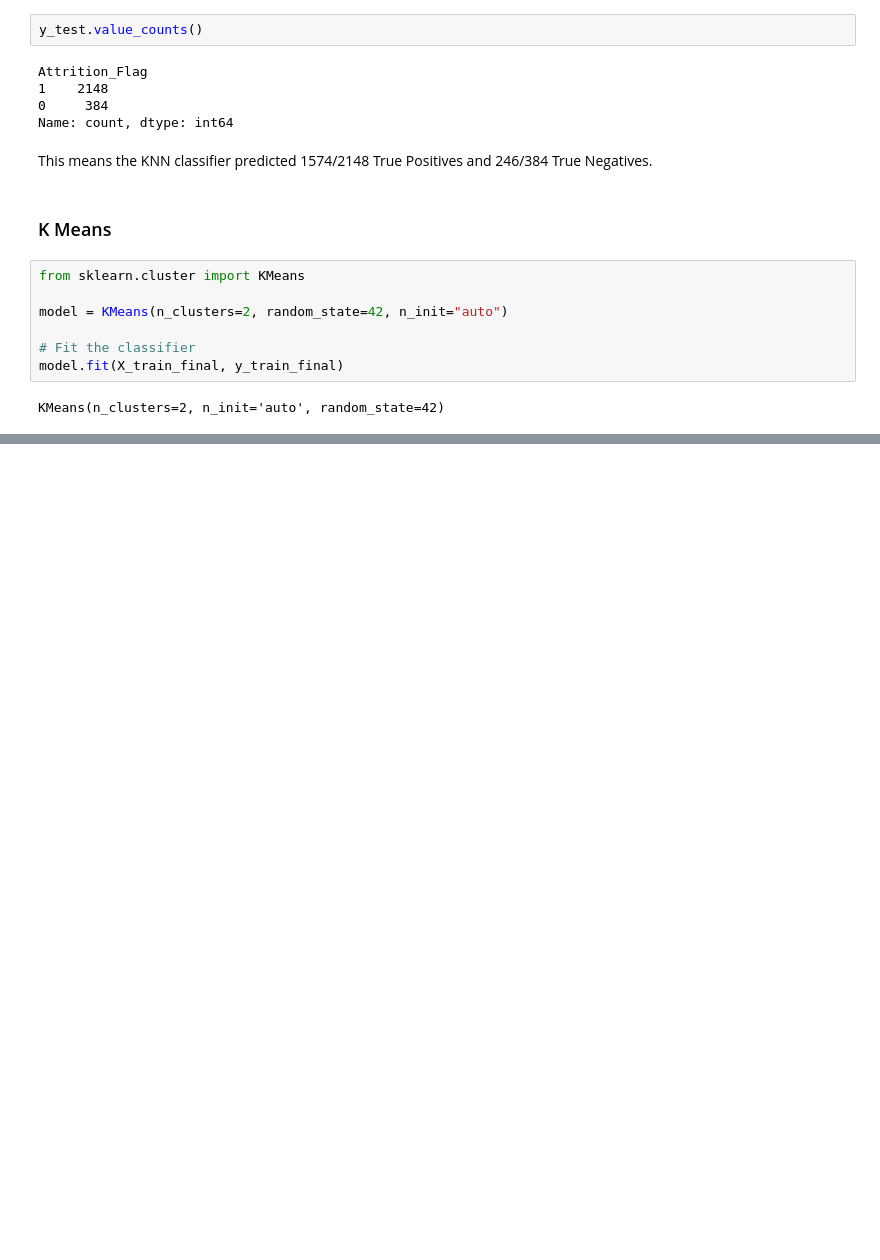
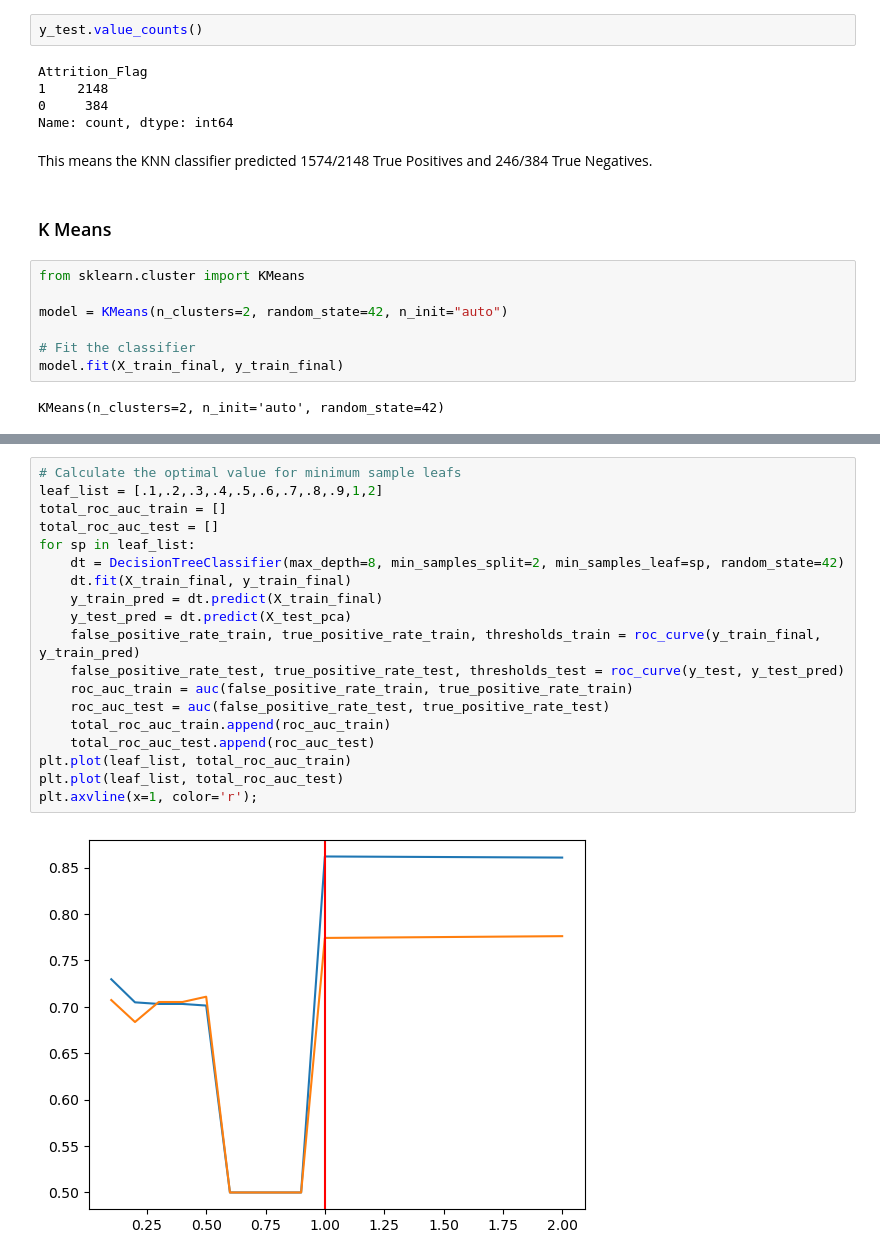
Before and after one commit to andmercado/Capstone-Project-Group-6, a Jupyter notebook: notebooks/eda_sandbox.ipynb, the cells around one changed output, grey strips where cells are left out. Cells and saved outputs as stored; diff of their text form; blank space fills up the shorter version.

```diff
--- a/notebooks/eda_sandbox.ipynb
+++ b/notebooks/eda_sandbox.ipynb
@@ -742,0 +855,21 @@ array([[ 195,  189],
+# %%
+# Calculate the optimal value for minimum sample leafs
+leaf_list = [.1,.2,.3,.4,.5,.6,.7,.8,.9,1,2]
+total_roc_auc_train = []
+total_roc_auc_test = []
+for sp in leaf_list:
+    dt = DecisionTreeClassifier(max_depth=8, min_samples_split=2, min_samples_leaf=sp, random_state=42)
+    dt.fit(X_train_final, y_train_final)
+    y_train_pred = dt.predict(X_train_final)
+    y_test_pred = dt.predict(X_test_pca)
+    false_positive_rate_train, true_positive_rate_train, thresholds_train = roc_curve(y_train_final, y_train_pred)
+    false_positive_rate_test, true_positive_rate_test, thresholds_test = roc_curve(y_test, y_test_pred)
+    roc_auc_train = auc(false_positive_rate_train, true_positive_rate_train)
+    roc_auc_test = auc(false_positive_rate_test, true_positive_rate_test)
+    total_roc_auc_train.append(roc_auc_train)
+    total_roc_auc_test.append(roc_auc_test)
+plt.plot(leaf_list, total_roc_auc_train)
+plt.plot(leaf_list, total_roc_auc_test)
+plt.axvline(x=1, color='r');
+# %% [output]
+[figure, added]
```
Also changed, not shown: parts of 18 cells of this notebook.
